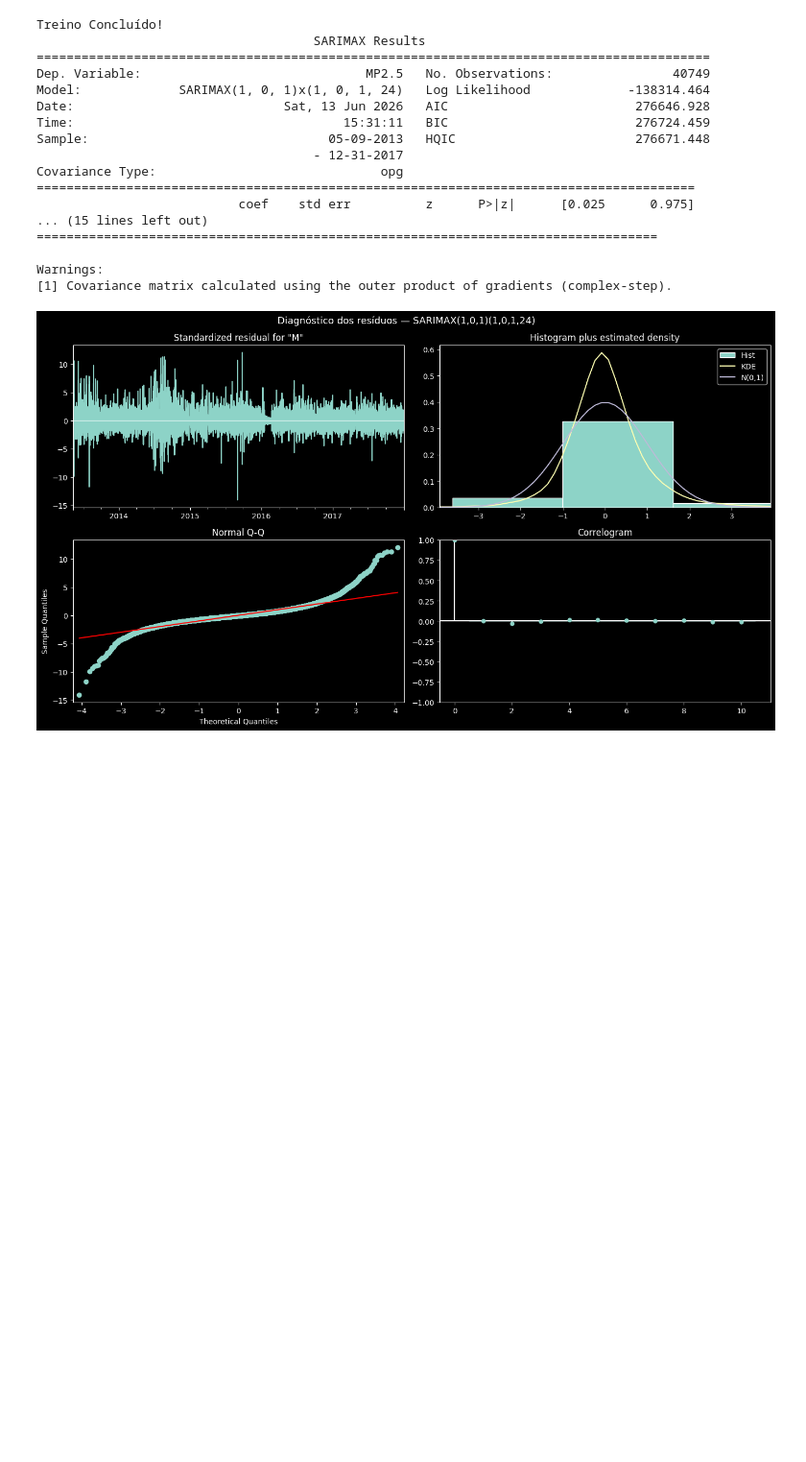
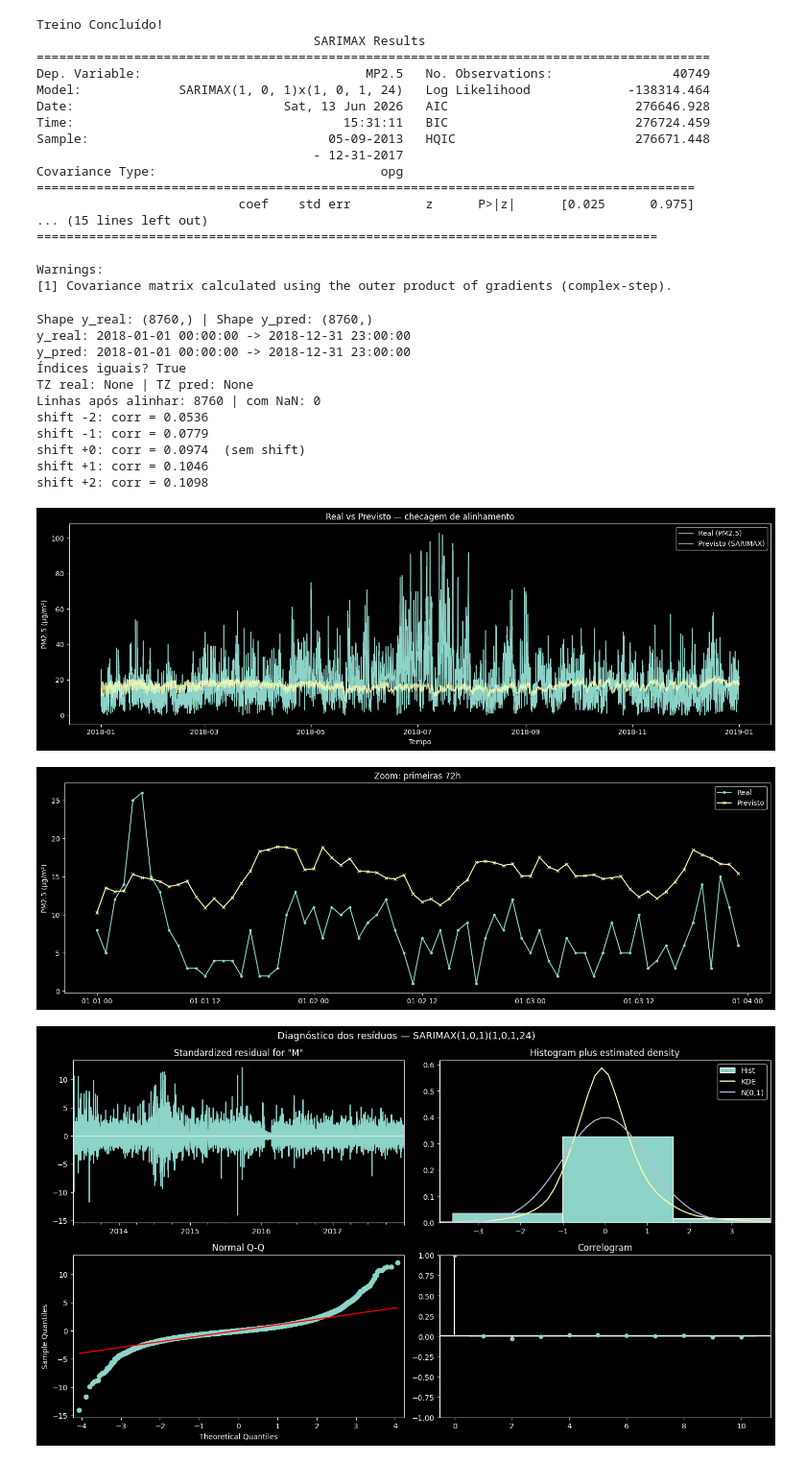
Before and after one commit to izabelcmn/respira_sp, a Jupyter notebook: notebook/Joao_sarimax_2013_2019.ipynb, the cells around one changed output. Shown at 96% size. Drawn from its saved outputs; the diff is of its cells as text; code cells hidden in the pictures; blank space fills up the shorter version.

Commit message:
Joao_sarimax_2013_2019

```diff
--- a/notebook/Joao_sarimax_2013_2019.ipynb
+++ b/notebook/Joao_sarimax_2013_2019.ipynb
@@ -352,6 +350,70 @@ Covariance Type:                              opg
 
 Warnings:
 [1] Covariance matrix calculated using the outer product of gradients (complex-step).
+# %%
+import matplotlib.pyplot as plt
+import pandas as pd
+import numpy as np
+
+fc = model_final.get_forecast(steps=len(y_val), exog=X_val)
+y_pred = fc.predicted_mean
+
+y_real = y_val
+
+
+print("Shape y_real:", y_real.shape, "| Shape y_pred:", y_pred.shape)
+print("y_real:", y_real.index[0], "->", y_real.index[-1])
+print("y_pred:", y_pred.index[0], "->", y_pred.index[-1])
+
+print("Índices iguais?", y_real.index.equals(y_pred.index))
+
+
+print("TZ real:", y_real.index.tz, "| TZ pred:", y_pred.index.tz)
+
+
+df = pd.concat([y_real.rename("real"), y_pred.rename("pred")], axis=1)
+print("Linhas após alinhar:", len(df), "| com NaN:", df.isna().any(axis=1).sum())
+
+df_clean = df.dropna()
+for shift in [-2, -1, 0, 1, 2]:
+    corr = df_clean["real"].corr(df_clean["pred"].shift(shift))
+    flag = "  <-- maior" if shift != 0 else "  (sem shift)"
+    print(f"shift {shift:+d}: corr = {corr:.4f}{flag if shift==0 else ''}")
+
+fig, ax = plt.subplots(figsize=(15, 5))
+ax.plot(df_clean.index, df_clean["real"], label="Real (PM2.5)", linewidth=1.2)
+ax.plot(df_clean.index, df_clean["pred"], label="Previsto (SARIMAX)",
+        linewidth=1.2, alpha=0.8)
+ax.set_ylabel("PM2.5 (µg/m³)")
+ax.set_xlabel("Tempo")
+ax.set_title("Real vs Previsto — checagem de alinhamento")
+ax.legend()
+plt.tight_layout()
+plt.show()
+
+fig, ax = plt.subplots(figsize=(15, 5))
+janela = df_clean.iloc[:72]
+ax.plot(janela.index, janela["real"], marker="o", markersize=3, label="Real")
+ax.plot(janela.index, janela["pred"], marker="x", markersize=4, label="Previsto")
+ax.set_ylabel("PM2.5 (µg/m³)")
+ax.set_title("Zoom: primeiras 72h")
+ax.legend()
+plt.tight_layout()
+plt.show()
+# %% [output]
+Shape y_real: (8760,) | Shape y_pred: (8760,)
+y_real: 2018-01-01 00:00:00 -> 2018-12-31 23:00:00
+y_pred: 2018-01-01 00:00:00 -> 2018-12-31 23:00:00
+Índices iguais? True
+TZ real: None | TZ pred: None
+Linhas após alinhar: 8760 | com NaN: 0
+shift -2: corr = 0.0536
+shift -1: corr = 0.0779
+shift +0: corr = 0.0974  (sem shift)
+shift +1: corr = 0.1046
+shift +2: corr = 0.1098
+[figure, added]
+[figure, added]
 # %%
 fig = model_final.plot_diagnostics(figsize=(14, 8))
 fig.suptitle('Diagnóstico dos resíduos — SARIMAX(1,0,1)(1,0,1,24)', fontsize=13)
```
Also changed, not shown: parts of 4 cells of this notebook.
